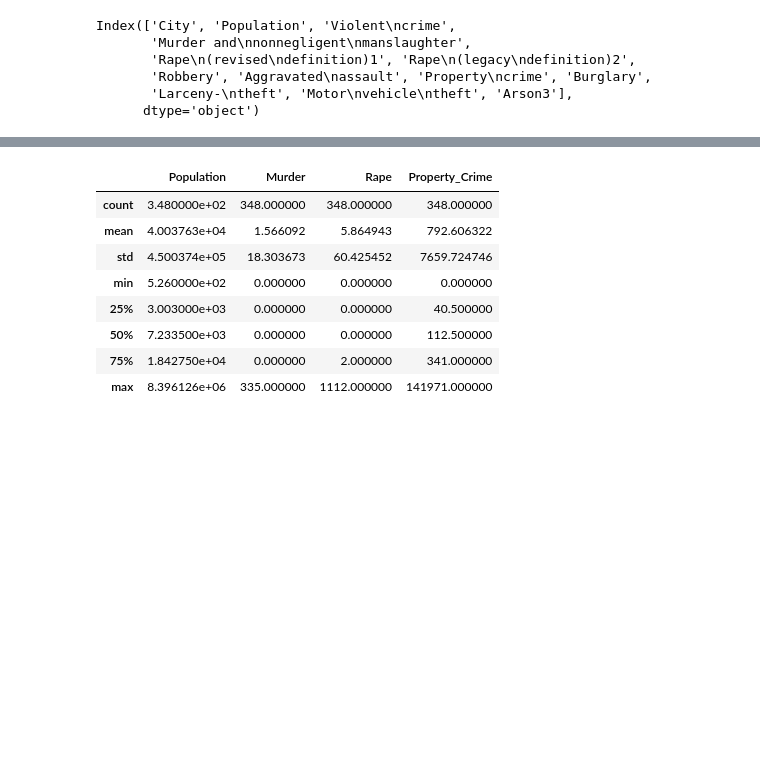
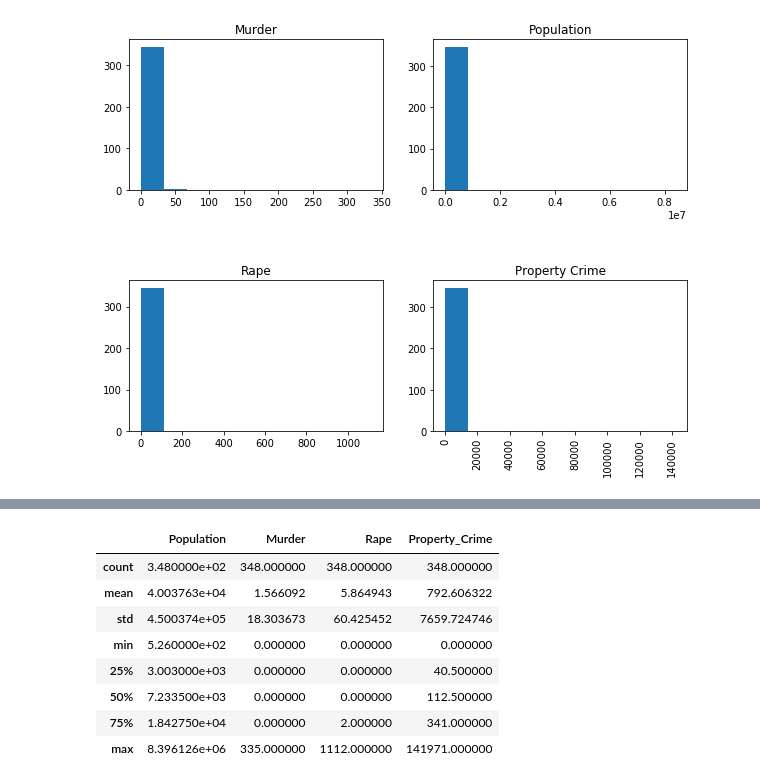
Before and after one commit to zinrion/Thinkful-Projects, a Jupyter notebook: Thinkful Challenge Make Your Own Regression Model.ipynb, the cells around one changed output, grey strips where cells are left out. Cells and saved outputs as stored; diff of their text form; code cells hidden in the pictures; blank space fills up the shorter version.

```diff
--- a/Thinkful Challenge Make Your Own Regression Model.ipynb
+++ b/Thinkful Challenge Make Your Own Regression Model.ipynb
@@ -61,11 +63,32 @@ data.drop(data.tail(3).index,inplace=True)
-# %%
-data.columns
-# %% [output]
-Index(['City', 'Population', 'Violent\ncrime',
-       'Murder and\nnonnegligent\nmanslaughter',
-       'Rape\n(revised\ndefinition)1', 'Rape\n(legacy\ndefinition)2',
-       'Robbery', 'Aggravated\nassault', 'Property\ncrime', 'Burglary',
-       'Larceny-\ntheft', 'Motor\nvehicle\ntheft', 'Arson3'],
-      dtype='object')
+# %%
+#histograms of metrics to be used
+
+plt.figure(figsize=(10,8))
+plt.subplot(2,2,1)
+murder = data.Murder
+plt.hist(murder, bins=10)
+plt.title("Murder")
+
+
+plt.subplot(2,2,2)
+population = data.Population
+plt.hist(population, bins=10)
+plt.title("Population")
+
+
+plt.subplot(2,2,3)
+rape = data.Rape
+plt.hist(rape, bins=10)
+plt.title("Rape")
+
+plt.subplot(2,2,4)
+property_crime = data.Property_Crime
+plt.hist(property_crime, bins=10)
+plt.title("Property Crime")
+plt.subplots_adjust(bottom = .2 , wspace = .2, hspace = .6)
+plt.xticks(rotation ="vertical")
+plt.show()
+# %% [output]
+[figure, added]
 # %%
 data.describe()
```
Also changed, not shown: parts of 13 cells of this notebook.
